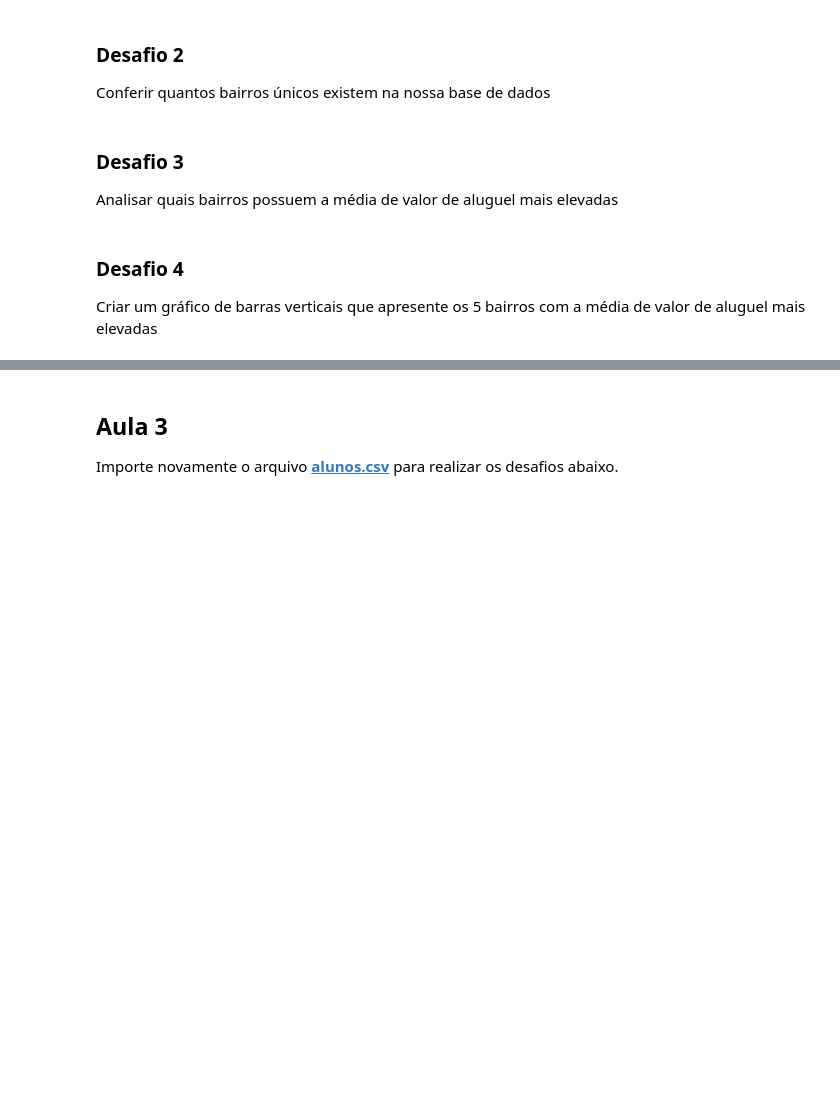
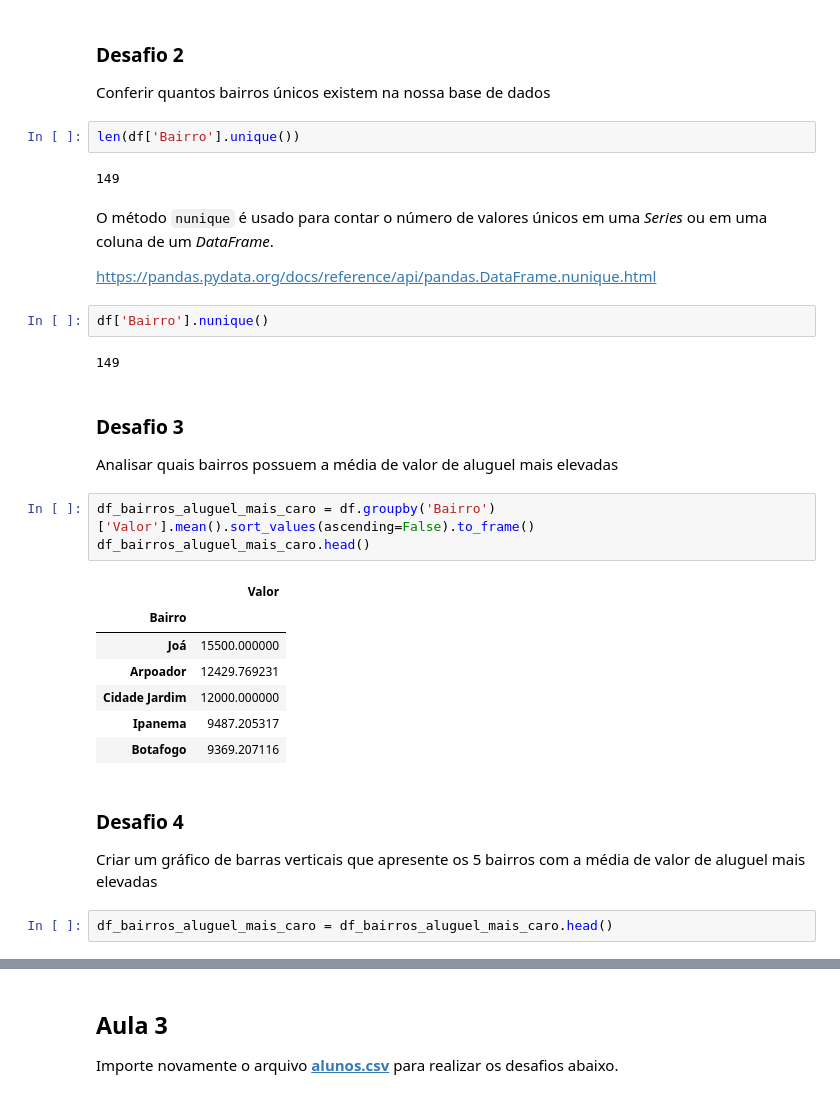
Before and after one commit to strawndri/python-ds-pandas-conhecendo-a-biblioteca, a Jupyter notebook: desafios.ipynb, the cells around one changed output, grey strips where cells are left out. Saved outputs shown, nothing was run; the diff lists cells and outputs as text; blank space fills up the shorter version.

```diff
--- a/desafios.ipynb
+++ b/desafios.ipynb
@@ -177,9 +181,34 @@ Calcular a média de quartos por apartamento
 # %% [markdown]
 ### Desafio 2
 Conferir quantos bairros únicos existem na nossa base de dados
+# %%
+len(df['Bairro'].unique())
+# %% [output]
+149
+# %% [markdown]
+O método `nunique` é usado para contar o número de valores únicos em uma *Series* ou em uma coluna de um *DataFrame*.
+
+https://pandas.pydata.org/docs/reference/api/pandas.DataFrame.nunique.html
+# %%
+df['Bairro'].nunique()
+# %% [output]
+149
 # %% [markdown]
 ### Desafio 3
 Analisar quais bairros possuem a média de valor de aluguel mais elevadas
+# %%
+df_bairros_aluguel_mais_caro = df.groupby('Bairro')['Valor'].mean().sort_values(ascending=False).to_frame()
+df_bairros_aluguel_mais_caro.head()
+# %% [output]
+|  | Valor |
+| Bairro |  |
+| Joá | 15500.000000 |
+| Arpoador | 12429.769231 |
+| Cidade Jardim | 12000.000000 |
+| Ipanema | 9487.205317 |
+| Botafogo | 9369.207116 |
 # %% [markdown]
 ### Desafio 4
 Criar um gráfico de barras verticais que apresente os 5 bairros com a média de valor de aluguel mais elevadas
+# %%
+df_bairros_aluguel_mais_caro = df_bairros_aluguel_mais_caro.head()
```
Also changed, not shown: parts of 2 cells of this notebook.
